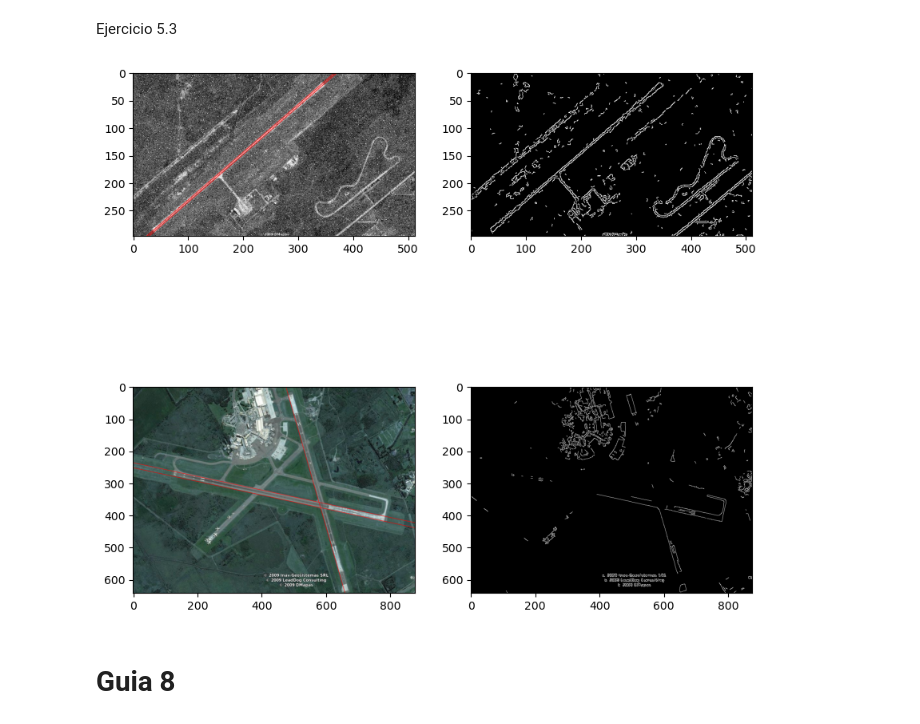
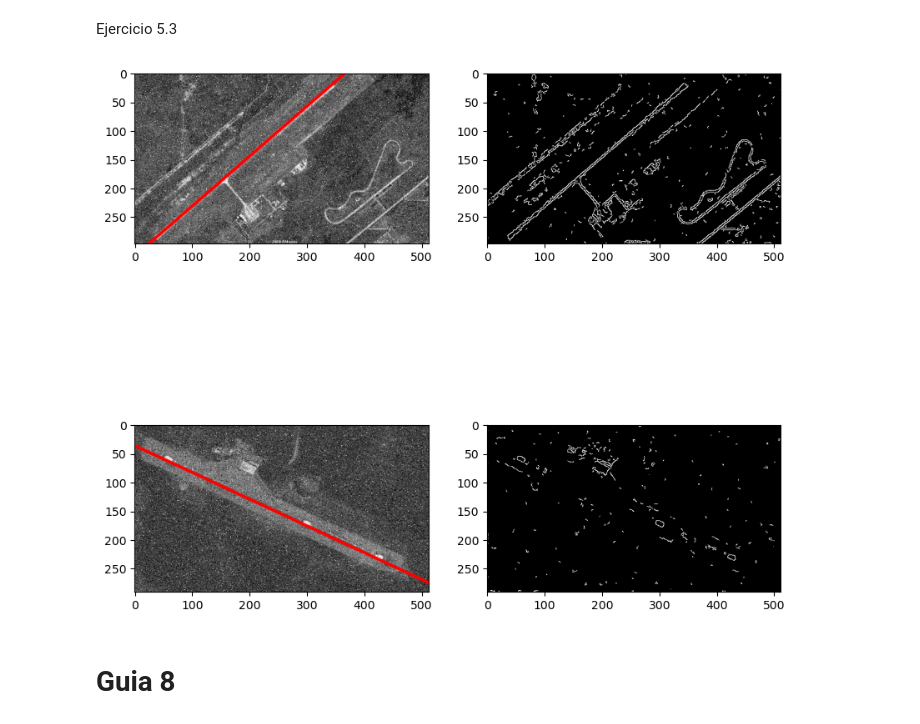
Before and after one commit to IgnacioFucksmann/PDI_2023, a Jupyter notebook: tp2_entregable_Rene_Fucksmann.ipynb, the cells around one changed output. Drawn from its saved outputs; the diff is of its cells as text; code cells hidden in the pictures.

```diff
--- a/tp2_entregable_Rene_Fucksmann.ipynb
+++ b/tp2_entregable_Rene_Fucksmann.ipynb
@@ -313,8 +320,8 @@ import ipywidgets as widgets
 from ipywidgets import interact
 
 aeropuertoCorrientesOgRUIDO = cv.imread("imagenes/corrientes_ruidogris.jpg")
-# aeropuertoIguazuOgRUIDO = cv.imread("imagenes/iguazu_ruidogris.jpg")
-aeropuertoIguazuOgRUIDO = cv.imread("imagenes/ezeiza1.jpg")
+aeropuertoIguazuOgRUIDO = cv.imread("imagenes/iguazu_ruidogris.jpg")
+# aeropuertoIguazuOgRUIDO = cv.imread("imagenes/ezeiza1.jpg")
 
 aeropuertoCorrientesOg = cv.imread("imagenes/corrientes.jpg")
 aeropuertoIguazuOg = cv.imread("imagenes/iguazu.jpg")
@@ -337,7 +344,7 @@ cannyIguazu = cv.Canny(aeropuertoIguazu,tresh1,tresh2)
 cdst_iguazu = cv.cvtColor(cannyIguazu, cv.COLOR_GRAY2BGR)
 linesP_iguazu = cv.HoughLines(cannyIguazu,1,np.pi/180,1)
 i = 2
-while len(linesP_iguazu)!=3:
+while len(linesP_iguazu)!=1:
     linesP_iguazu = cv.HoughLines(cannyIguazu,1,np.pi/180,i)
     i+=1
 
@@ -345,7 +352,7 @@ while len(linesP_iguazu)!=3:
 cdst_corrientes = cv.cvtColor(cannyCorrientes, cv.COLOR_GRAY2BGR)
 linesP_corrientes = cv.HoughLines(cannyCorrientes,1,np.pi/180,1)
 i = 2
-while len(linesP_corrientes)!=2:
+while len(linesP_corrientes)!=1:
     linesP_corrientes = cv.HoughLines(cannyCorrientes,1,np.pi/180,i)
     i+=1
 
@@ -366,37 +373,37 @@ if linesP_corrientes is not None:
         pt1 = (int(x1), int(y1))
         pt2 = (int(x2), int(y2))
 
-        cv.line(aeropuertoCorrientesOgRUIDO, pt1, pt2, (255,0,0), 1, cv.LINE_AA)
+        cv.line(aeropuertoCorrientesOgRUIDO, pt1, pt2, (255,0,0), 3, cv.LINE_AA)
 
 if linesP_iguazu is not None:
     for line in linesP_iguazu:
         rho,theta = line[0]
         a = math.cos(theta)
         b = math.sin(theta)
         x0 = a * rho
         y0 = b * rho
 
         x1 = x0 + 1000*(-b)
         y1 = y0 + 1000*(a)
         x2 = x0 - 1000*(-b)
         y2 = y0 - 1000*(a)
 
         pt1 = (int(x1), int(y1))
         pt2 = (int(x2), int(y2))
 
-        cv.line(aeropuertoIguazuOgRUIDO, pt1, pt2, (255,0,0), 1, cv.LINE_AA)
+        cv.line(aeropuertoIguazuOgRUIDO, pt1, pt2, (255,0,0), 3, cv.LINE_AA)
 
 
 fig, ax = plt.subplots(nrows=2, ncols=2,figsize=(10,10))
 ax[0,0].imshow(aeropuertoCorrientesOgRUIDO,cmap="gray")
 ax[0,1].imshow(cdst_corrientes,cmap="gray")
 
 ax[1,0].imshow(aeropuertoIguazuOgRUIDO,cmap="gray")
 ax[1,1].imshow(cdst_iguazu,cmap="gray")
 # ax[1,1].hist(aeropuertoIguazu.ravel(),256,[0,256])
 plt.show()
 # %% [output]
-[figure, old version]
+[figure, new version]
 # %% [markdown]
 # Guia 8
 # %% [markdown]
```
Also changed, not shown: parts of 6 cells of this notebook, 1 other file.
